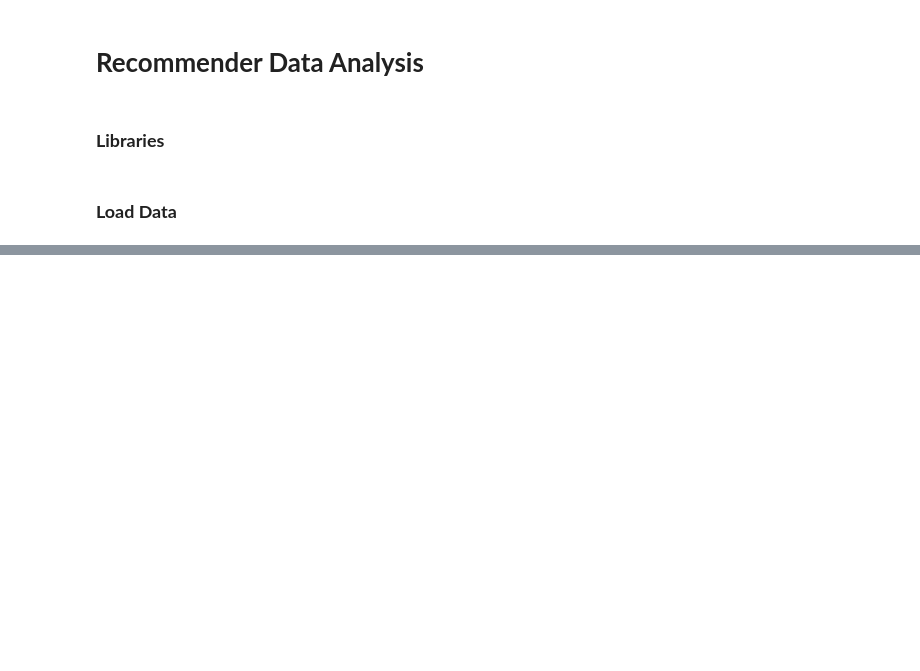
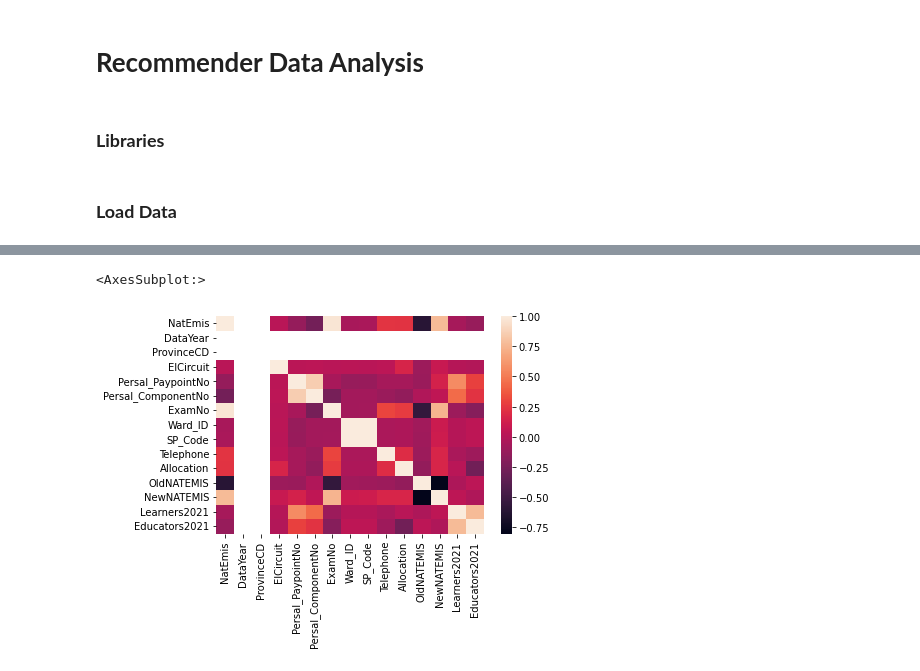
Before and after one commit to marshalk-csir/DM-Data, a Jupyter notebook: Notebooks/Recommender-EDA.ipynb, the cells around one changed output, grey strips where cells are left out. Cells and saved outputs as stored; diff of their text form; code cells hidden in the pictures; blank space fills up the shorter version.

```diff
--- a/Notebooks/Recommender-EDA.ipynb
+++ b/Notebooks/Recommender-EDA.ipynb
@@ -38,0 +182,7 @@ memory usage: 1.1+ MB
+# %%
+#Correlation plot
+
+sns.heatmap(ds1.corr())
+# %% [output]
+<AxesSubplot:>
+[figure, added]
```
Also changed, not shown: parts of 22 cells of this notebook.
